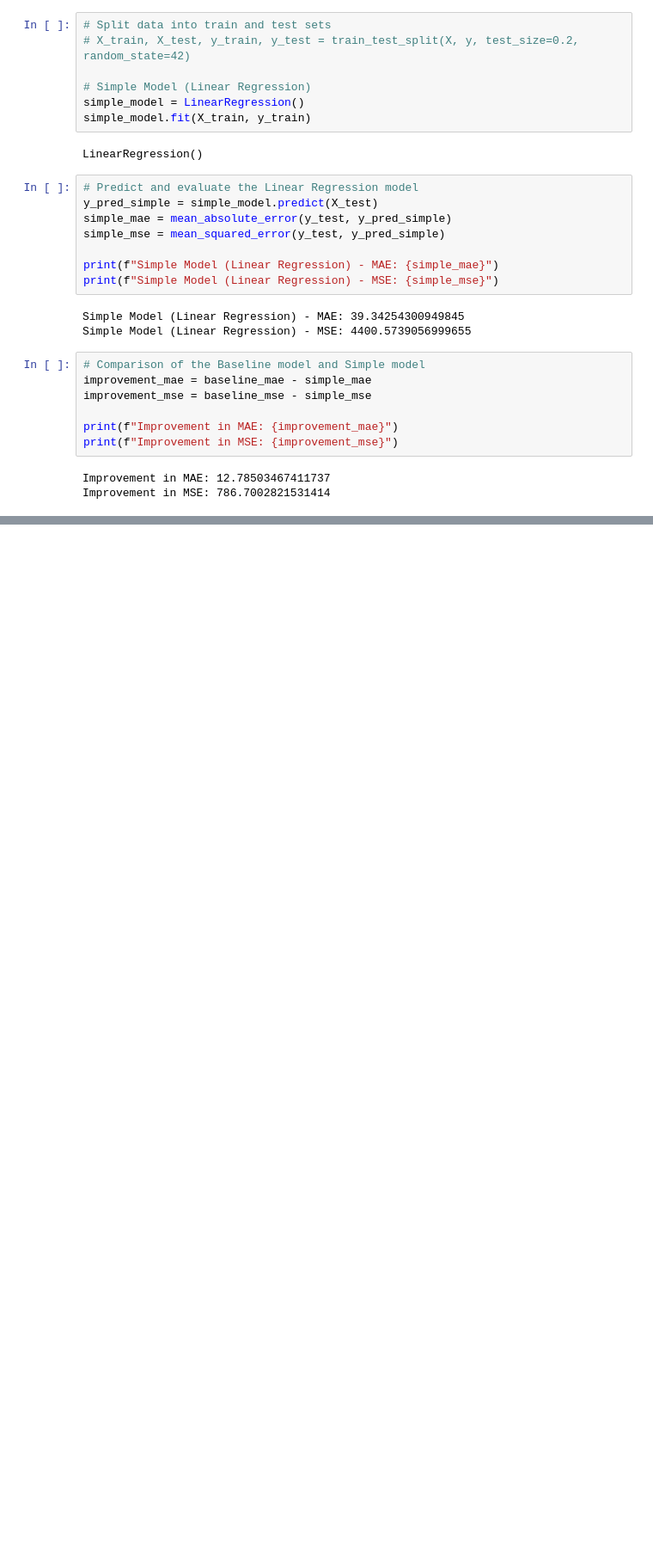
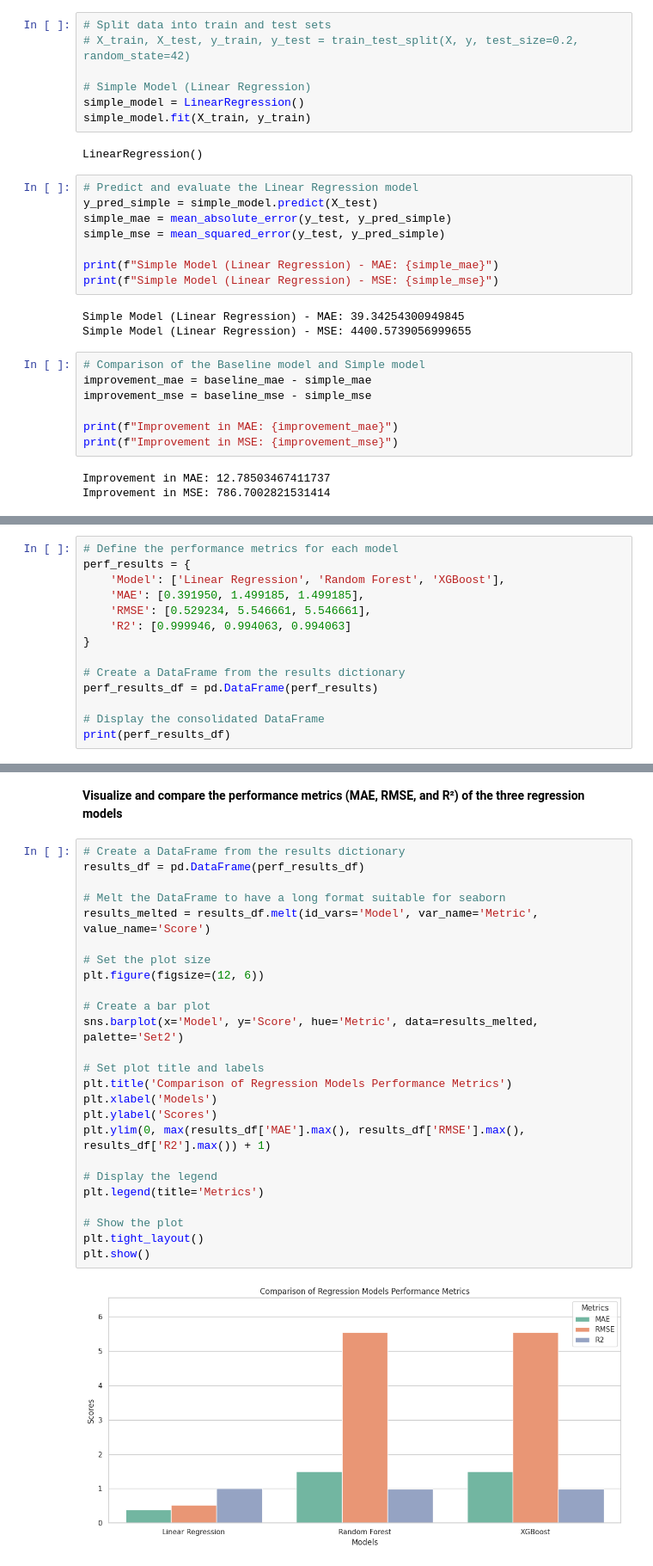
Before and after one commit to RajuGodavarthy/UCBMLAI-Incident-Resolution-Time-Prediction, a Jupyter notebook: Incident_Resolution_Prediction.ipynb, the cells around one changed output, grey strips where cells are left out. Shown at 86% size. Drawn from its saved outputs; the diff is of its cells as text; blank space fills up the shorter version.

```diff
--- a/Incident_Resolution_Prediction.ipynb
+++ b/Incident_Resolution_Prediction.ipynb
@@ -1682,0 +2091,14 @@ The improvements in both MAE and MSE show that the simple model (Linear Regressi
+# %%
+# Define the performance metrics for each model
+perf_results = {
+    'Model': ['Linear Regression', 'Random Forest', 'XGBoost'],
+    'MAE': [0.391950, 1.499185, 1.499185],
+    'RMSE': [0.529234, 5.546661, 5.546661],
+    'R2': [0.999946, 0.994063, 0.994063]
+}
+
+# Create a DataFrame from the results dictionary
+perf_results_df = pd.DataFrame(perf_results)
+
+# Display the consolidated DataFrame
+print(perf_results_df)
@@ -1682,0 +2110,29 @@ The improvements in both MAE and MSE show that the simple model (Linear Regressi
+# %% [markdown]
+**Visualize and compare the performance metrics (MAE, RMSE, and R²) of the three regression models**
+# %%
+# Create a DataFrame from the results dictionary
+results_df = pd.DataFrame(perf_results_df)
+
+# Melt the DataFrame to have a long format suitable for seaborn
+results_melted = results_df.melt(id_vars='Model', var_name='Metric', value_name='Score')
+
+# Set the plot size
+plt.figure(figsize=(12, 6))
+
+# Create a bar plot
+sns.barplot(x='Model', y='Score', hue='Metric', data=results_melted, palette='Set2')
+
+# Set plot title and labels
+plt.title('Comparison of Regression Models Performance Metrics')
+plt.xlabel('Models')
+plt.ylabel('Scores')
+plt.ylim(0, max(results_df['MAE'].max(), results_df['RMSE'].max(), results_df['R2'].max()) + 1)
+
+# Display the legend
+plt.legend(title='Metrics')
+
+# Show the plot
+plt.tight_layout()
+plt.show()
+# %% [output]
+[figure, added]
```
Also changed, not shown: parts of 114 cells of this notebook.
